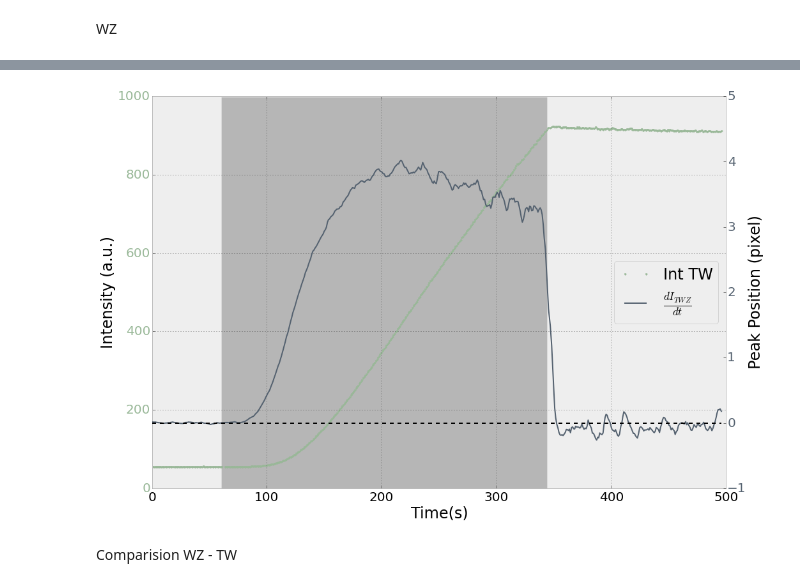
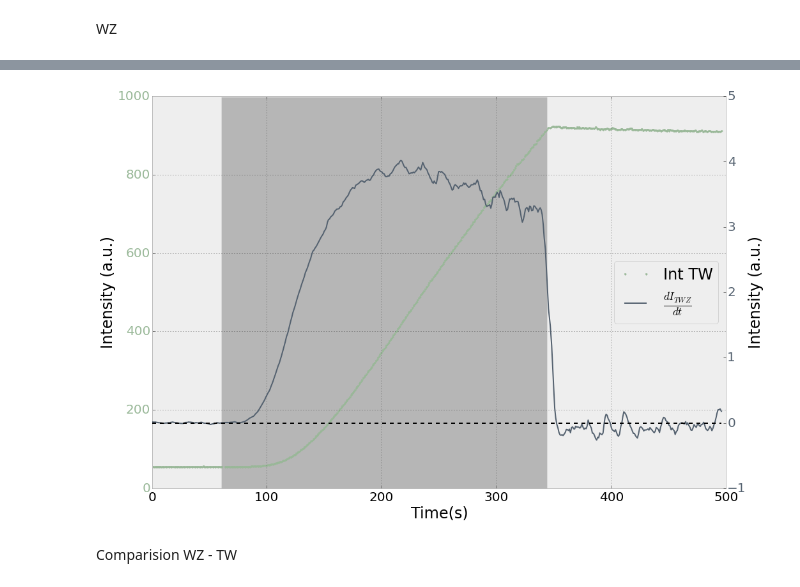
Before and after one commit to giulioungaretti/SPring8, a Jupyter notebook: 0799-Time1a.ipynb, the cells around one changed output, grey strips where cells are left out. Saved outputs shown, nothing was run; the diff lists cells and outputs as text; code cells hidden in the pictures.

```diff
--- a/0799-Time1a.ipynb
+++ b/0799-Time1a.ipynb
@@ -316,35 +316,35 @@ ax2.plot(spec_df.Time, savitzky_golay(data.Int_TW, 15, 2, 1), label = r'$\frac{d
 
 # ax2.plot(spec_df.Time, savitzky_golay(data.Int_WZ, 25, 3, 1), label = 'WZ diff ', c='#E84A5F')
 
 # ax.plot(spec_df.Time, data.Int_TW, '.',label= '$I_{TW}$', c='#99B898')
 # ax3 = ax.twinx()
 # ax3.plot(spec_df.Time, savitzky_golay(data.Int_TW.values,15,3,1),label= r'$\frac{dI_{TW}}{dt}$', c='#556270' )
 update_legend(fig,7)
 
 # make_spine_invisible(ax2, "right")
 # offset_axis(ax2,1.1)
 # make_spine_invisible(ax3, "left")
 
 # offset_axis(ax3,-0.1, "left")
 
 ax2.grid('off')
 # ax1.grid('off')
 # ax.tick_params(axis='x', pad=15)
 color_ticks(fig)
 shade(on_off,ax)
 ax.set_xlabel('Time(s)')
-ax2.set_ylabel('Peak Position (pixel)')
+ax2.set_ylabel('Intensity (a.u.)')
 ax.set_ylabel('Intensity (a.u.)')
 #ax.set_xticks(xrange(300,900,50),minor=True)
 ax2.plot(spec_df.Time, zeros(len(data)),'k--')
 ax2.axhline(y=0, ls='k')
 ax.grid(True, which='both')
 
 tight_layout()
 
 # fig.savefig('strain.pdf')
 # %% [output]
-[figure, old version]
+[figure, new version]
 # %%
 # fig, ax = subplots(figsize=(15,10))
 # ax2 = ax.twinx()
```
Also changed, not shown: parts of 2 cells of this notebook, 1 other file.
